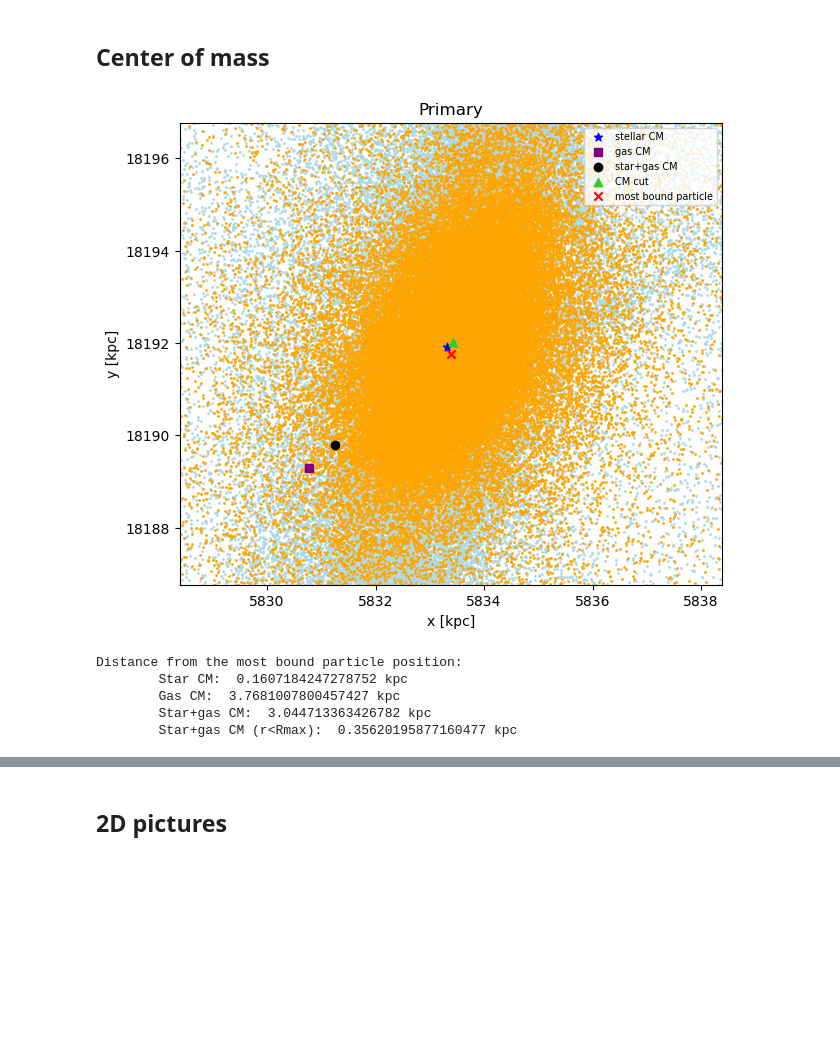
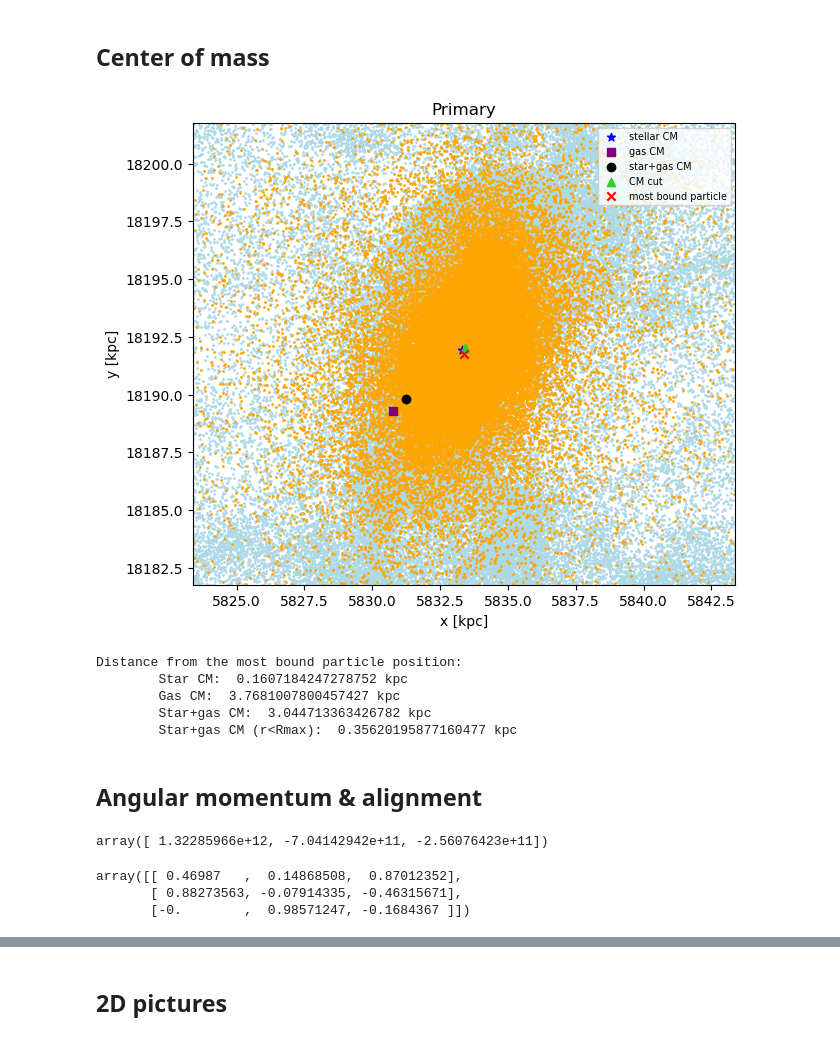
Before and after one commit to Amedeo1054/particelleeee, a Jupyter notebook: single_snapshot.ipynb, the cells around one changed output, grey strips where cells are left out. Saved outputs shown, nothing was run; the diff lists cells and outputs as text; code cells hidden in the pictures; blank space fills up the shorter version.

```diff
--- a/single_snapshot.ipynb
+++ b/single_snapshot.ipynb
@@ -368,37 +369,51 @@ CM1 = center_of_mass(np.concatenate((g1['Gas']['Position'][:], g1['Star']['Posit
 
 Rmax = 10   # kpc
 CM1_cut = center_of_mass(np.concatenate((g1['Gas']['Position'][r1g<Rmax], g1['Star']['Position'][r1s<Rmax])), np.concatenate((g1['Gas']['Mass'][r1g<Rmax], g1['Star']['Mass'][r1s<Rmax])))  # center of mass of both components within Rmax
 
 # plot
 plt.figure(figsize=(7,6))
 plt.scatter(g1['Gas']['Position'][:,0], g1['Gas']['Position'][:,1], s=1, color='lightblue')
 plt.scatter(g1['Star']['Position'][:,0], g1['Star']['Position'][:,1], s=1, color='orange')
 
 plt.scatter(CM_s1[0], CM_s1[1], color='b', marker='*', label='stellar CM')
 plt.scatter(CM_g1[0], CM_g1[1], color='purple', marker='s', label='gas CM')
 plt.scatter(CM1[0], CM1[1], color='k', marker='o', label='star+gas CM')
 
 plt.scatter(CM1_cut[0], CM1_cut[1], color='limegreen', marker='^', label='CM cut')
 
 plt.scatter(mbp1[0], mbp1[1], color='r', marker='x', label='most bound particle')
 
-size = 5   # kpc
+size = 10   # kpc
 plt.xlim(mbp1[0]-size, mbp1[0]+size)
 plt.ylim(mbp1[1]-size, mbp1[1]+size)
 plt.xlabel('x [kpc]')
 plt.ylabel('y [kpc]')
 plt.legend(fontsize=7, loc=1)
 plt.title('Primary')
 plt.show()
 
 print('Distance from the most bound particle position:\n\tStar CM: ', distance(CM_s1, mbp1), 'kpc')
 print('\tGas CM: ', distance(CM_g1, mbp1), 'kpc')
 print('\tStar+gas CM: ', distance(CM1, mbp1), 'kpc')
 print('\tStar+gas CM (r<Rmax): ', distance(CM1_cut, mbp1), 'kpc')
 # %% [output]
-[figure, old version]
+[figure, new version]
 Distance from the most bound particle position:
         Star CM:  0.1607184247278752 kpc
         Gas CM:  3.7681007800457427 kpc
         Star+gas CM:  3.044713363426782 kpc
         Star+gas CM (r<Rmax):  0.35620195877160477 kpc
+# %% [markdown]
+## Angular momentum & alignment
+# %%
+#L = m*np.cross(r,v)
+m1 = g1['Star']['Mass'][:]
+vel_1s = g1['Star']['Velocity'][:]
+rad_1s = g1['Star']['Position'][:] - mbp1
+l1 = np.cross(rad_1s, vel_1s)        # ang mom per unit of mass
+L1 = [l1[i]*m1[i] for i in range(len(m1))]      # angular momentum
+
+L1_tot = np.sum(L1, axis=0)
+L1_tot
+# %% [output]
+array([ 1.32285966e+12, -7.04142942e+11, -2.56076423e+11])
@@ -404,0 +446,7 @@ Distance from the most bound particle position:
+# %%
+R = rotation_matrix_z_to_L(L1_tot)    # matrice di rotazione
+R
+# %% [output]
+array([[ 0.46987   ,  0.14868508,  0.87012352],
+       [ 0.88273563, -0.07914335, -0.46315671],
+       [-0.        ,  0.98571247, -0.1684367 ]])
```
Also changed, not shown: parts of 6 cells of this notebook, 1 other file.
